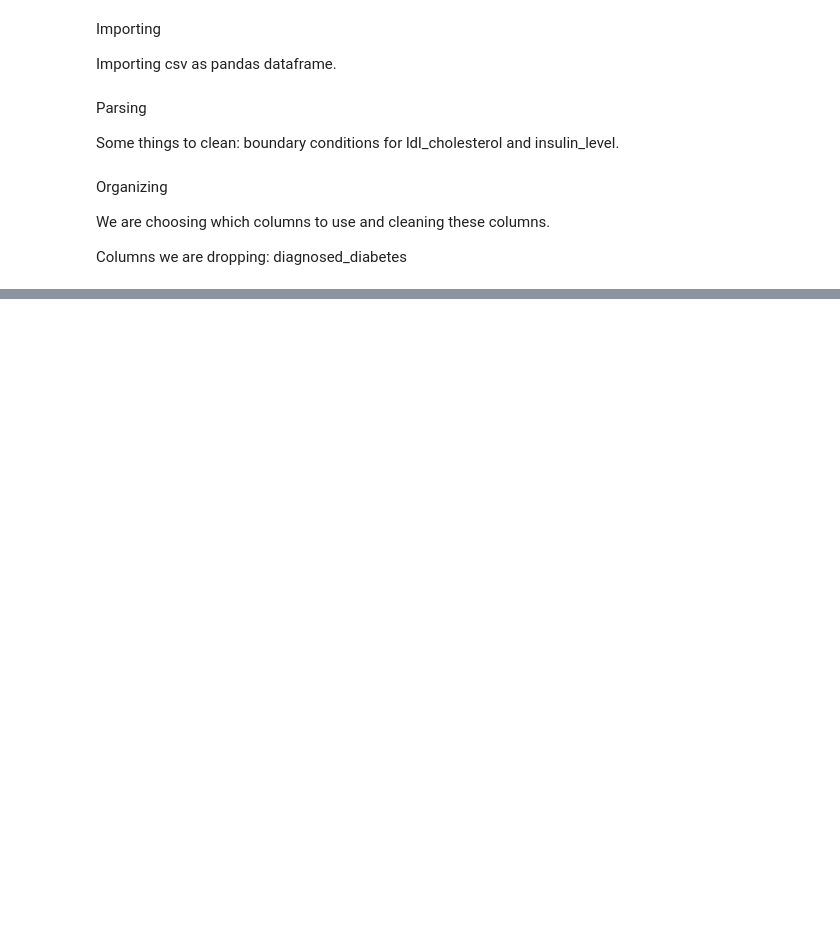
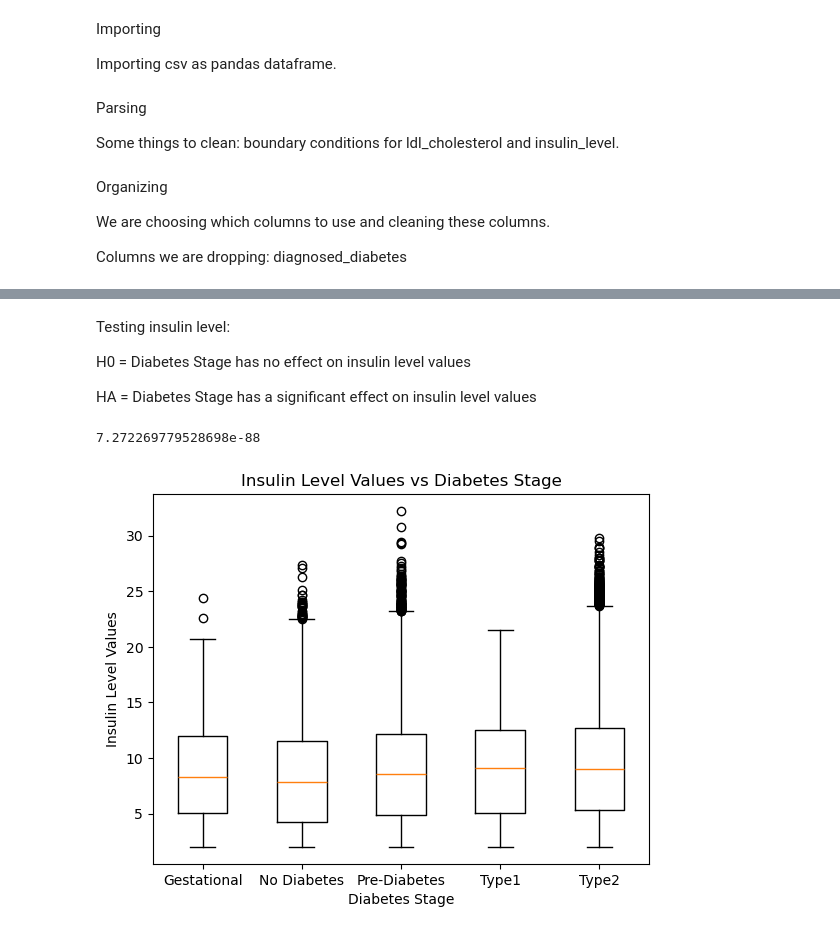
Before and after one commit to XaelZeph/CMSC320_FinalProject, a Jupyter notebook: PreprocessingAndAnalysis.ipynb, the cells around one changed output, grey strips where cells are left out. Saved outputs shown, nothing was run; the diff lists cells and outputs as text; code cells hidden in the pictures; blank space fills up the shorter version.

```diff
--- a/PreprocessingAndAnalysis.ipynb
+++ b/PreprocessingAndAnalysis.ipynb
@@ -42,0 +89,28 @@ average_df = df.groupby('diagnosed_diabetes')[['diet_score', 'sleep_hours_per_da
+# %% [markdown]
+Testing insulin level:
+
+H0 = Diabetes Stage has no effect on insulin level values
+
+HA = Diabetes Stage has a significant effect on insulin level values
+# %%
+insulin_gestational = gestational['insulin_level']
+insulin_no_diabetes = no_diabetes['insulin_level']
+insulin_pre_diabetes = pre_diabetes['insulin_level']
+insulin_type1 = type1['insulin_level']
+insulin_type2 = type2['insulin_level']
+
+# Chose ANOVA as there are 3 groups of independent data that we are comparing
+# the means of to see if there is any significant difference
+res = stats.f_oneway(insulin_gestational, insulin_no_diabetes, insulin_pre_diabetes, insulin_type1, insulin_type2)
+display(res.pvalue.item())
+
+plt.boxplot([insulin_gestational, insulin_no_diabetes, insulin_pre_diabetes, insulin_type1, insulin_type2], tick_labels=["Gestational", "No Diabetes", "Pre-Diabetes", "Type1", "Type2"])
+
+# plt.legend()
+plt.title("Insulin Level Values vs Diabetes Stage")
+plt.xlabel("Diabetes Stage")
+plt.ylabel("Insulin Level Values")
+plt.show()
+# %% [output]
+7.272269779528698e-88
+[figure, added]
```
Also changed, not shown: parts of 12 cells of this notebook.
